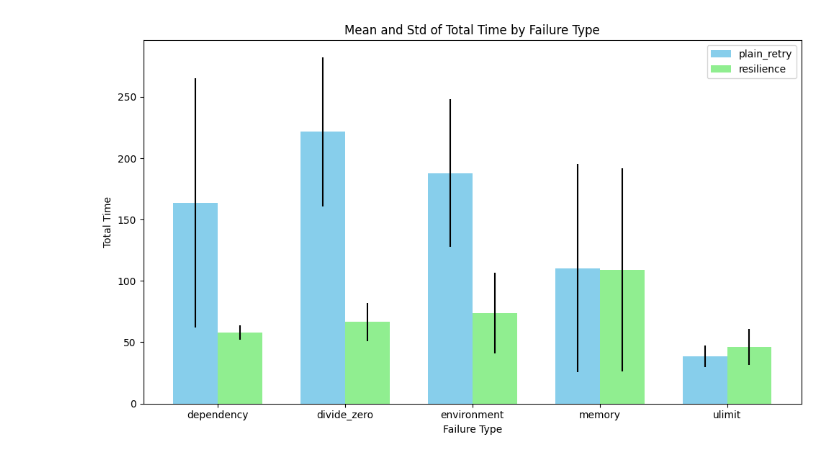
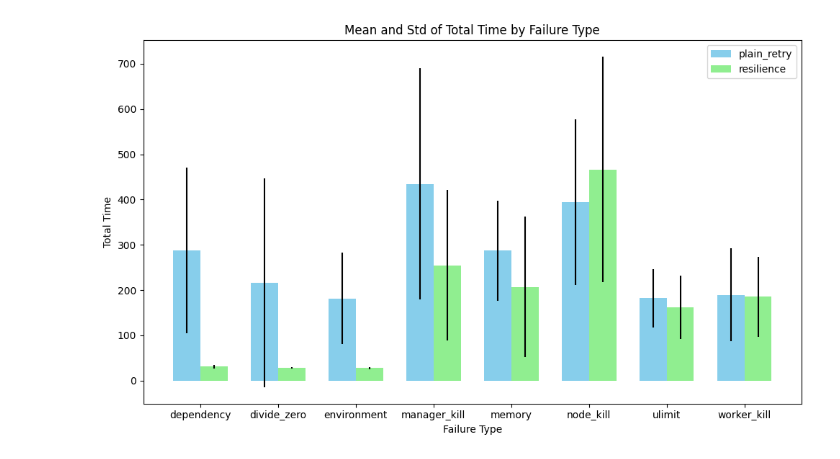
Before and after one commit to ClaudiaCumberbatch/resilient_compute, a Jupyter notebook: resilience_test/expanse/workflow/total_time.ipynb, the cells around one changed output. Cells and saved outputs as stored; diff of their text form; code cells hidden in the pictures.

```diff
--- a/resilience_test/expanse/workflow/total_time.ipynb
+++ b/resilience_test/expanse/workflow/total_time.ipynb
@@ -6,9 +6,9 @@ from datetime import datetime
 import pandas as pd
 
 date_format = "%Y-%m-%d %H:%M:%S.%f"
-failure_list = ["dependency", "divide_zero", "environment", "memory", "ulimit"]
+failure_list = ["dependency", "divide_zero", "environment", "manager_kill", "memory", "node_kill", "ulimit", "worker_kill"]
 
-def get_failure_type(workflow_cnt, repeat=5):
+def get_failure_type(workflow_cnt, repeat=10):
     i = workflow_cnt//repeat
     if i >= len(failure_list):
         return "unknown"
@@ -68,6 +68,11 @@ def process_workflow(runs_directory):
 
                 info['total_time'] = total_time
 
+                # get number of try
+                cursor.execute("SELECT task_fail_history FROM try")
+                rows = cursor.fetchall()
+                info['try_time'] = len(rows)
+
                 conn.close()
             except sqlite3.Error as e:
                 print(f"Error reading {db_path}: {e}")
@@ -126,35 +132,36 @@ import numpy as np
 
 # 计算均值和方差
 stats_df1 = plain_df.groupby('failure_type')['total_time'].agg(['mean', 'std']).reset_index()
-stats_df2 = retry_df.groupby('failure_type')['total_time'].agg(['mean', 'std']).reset_index()
+filtered_retry_df = retry_df[retry_df['success'] == True]
+stats_df2 = filtered_retry_df.groupby('failure_type')['total_time'].agg(['mean', 'std']).reset_index()
 
 # 合并两个DataFrame
 merged_stats = pd.merge(stats_df1, stats_df2, on='failure_type', suffixes=('_df1', '_df2'))
 
 # 设置柱状图位置
 x = np.arange(len(merged_stats['failure_type']))  # the label locations
 width = 0.35  # the width of the bars
 
 fig, ax = plt.subplots(figsize=(10, 6))
 
 # 绘制df1的柱状图
 rects1 = ax.bar(x - width/2, merged_stats['mean_df1'], width, yerr=merged_stats['std_df1'], label='plain_retry', color='skyblue')
 
 # 绘制df2的柱状图
 rects2 = ax.bar(x + width/2, merged_stats['mean_df2'], width, yerr=merged_stats['std_df2'], label='resilience', color='lightgreen')
 
 # 添加一些文本用于标签、标题和自定义x轴刻度
 ax.set_xlabel('Failure Type')
 ax.set_ylabel('Total Time')
 ax.set_title('Mean and Std of Total Time by Failure Type')
 ax.set_xticks(x)
 ax.set_xticklabels(merged_stats['failure_type'])
 ax.legend()
 
 # 自动调整标签
 fig.tight_layout()
 
 # 显示图形
 plt.show()
 # %% [output]
-[figure, old version]
+[figure, new version]
```
Also changed, not shown: parts of 2 cells of this notebook, 4 other files.
